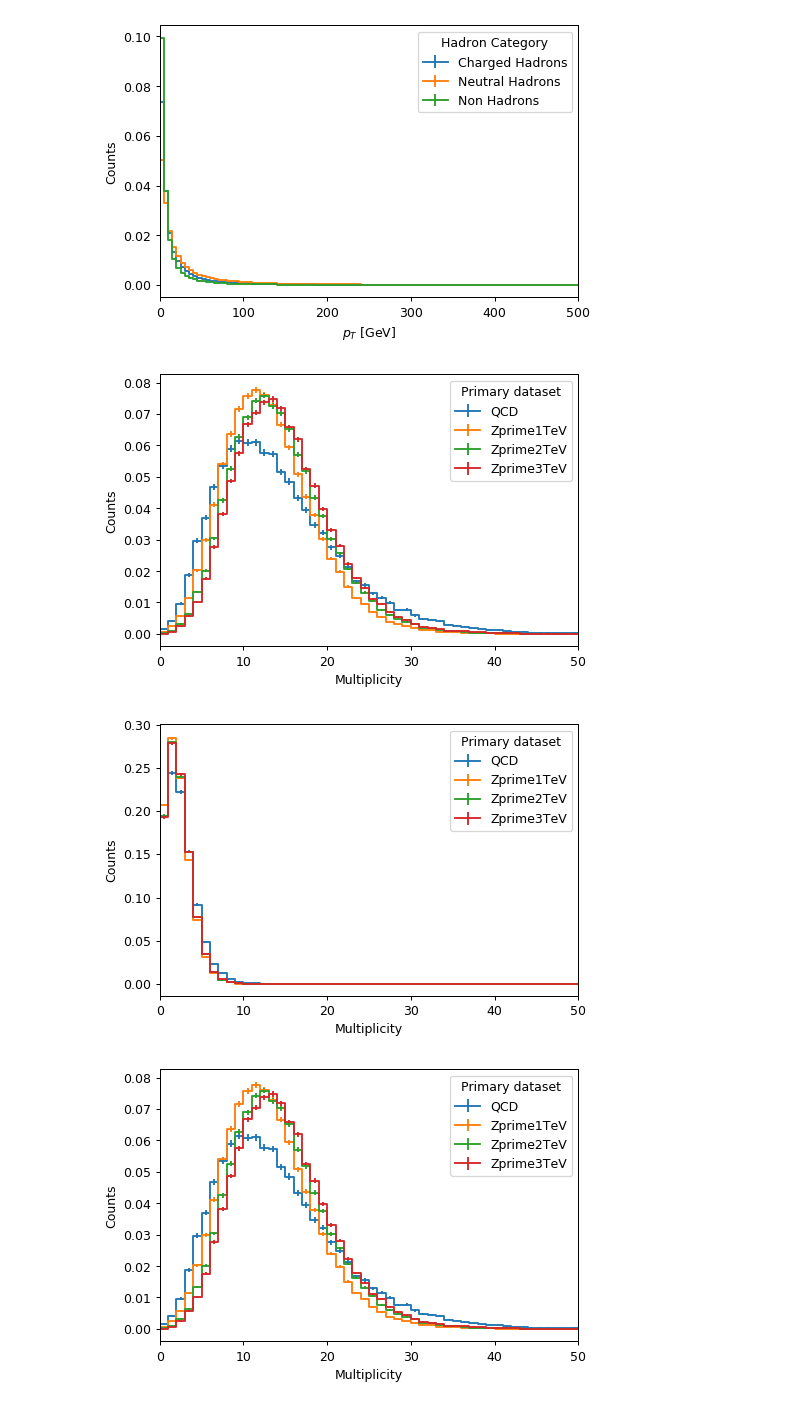
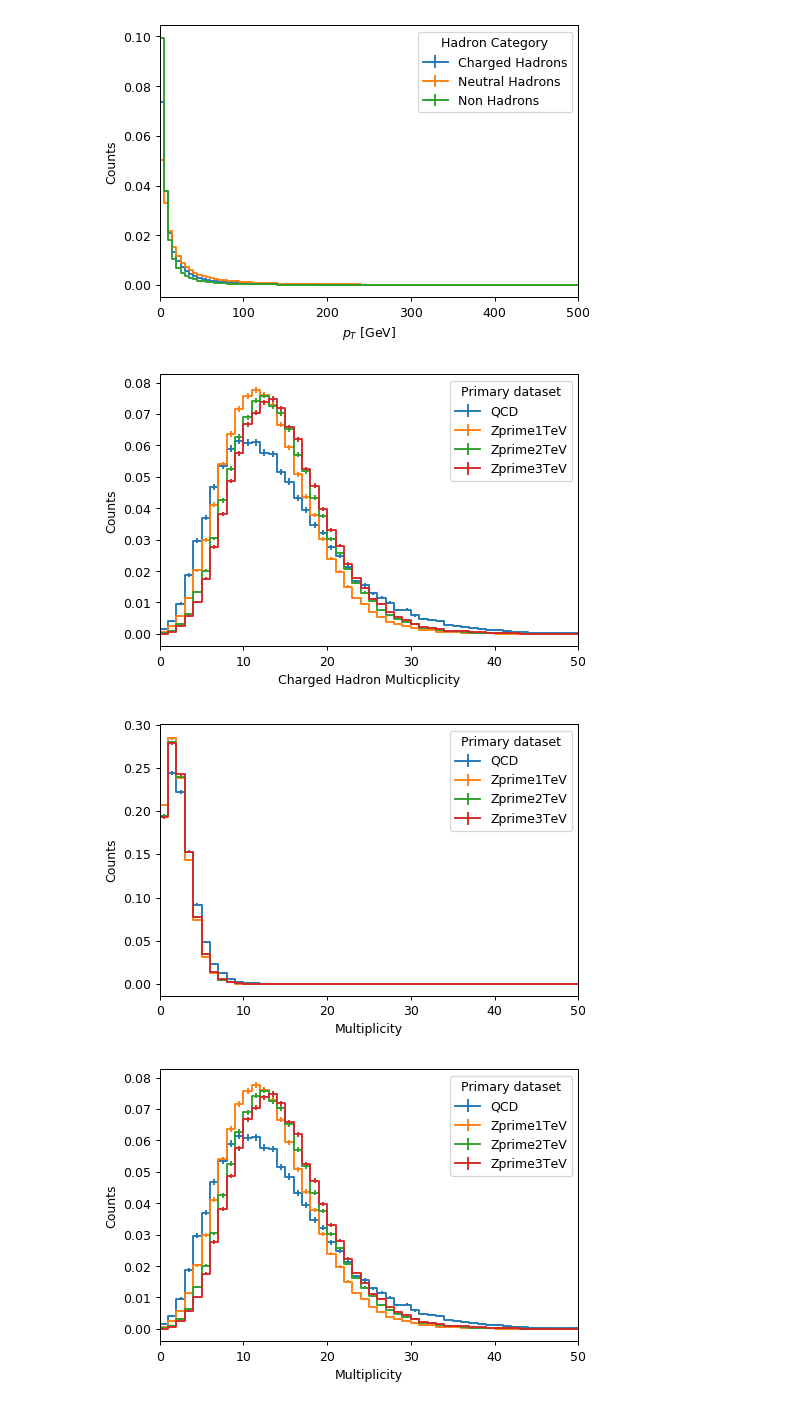
Before and after one commit to mdmorris/XAICoffea, a Jupyter notebook: ShowJets.ipynb, the cells around one changed output. Drawn from its saved outputs; the diff is of its cells as text; code cells hidden in the pictures.

```diff
--- a/ShowJets.ipynb
+++ b/ShowJets.ipynb
@@ -587,25 +597,27 @@ fig.show()
 fig.savefig("chPt_plot.png")
 # %% [output]
 [figure]
+# %%
+fig, ax = hist.plotgrid(output['hmult'].integrate("hadron","Charged Hadrons"), overlay="dataset", stack=False, density=True
+                                 )
+for iax in ax.flatten():
+    iax.autoscale(axis='y')
+    iax.set_xlabel("Charged Hadron Multicplicity")
+
+fig.show()
+fig.savefig("chMult_plot.png")
+# %% [output]
+[figure, added]
 # %%
-fig, ax = hist.plotgrid(output['hmult'].integrate("hadron","Charged Hadrons"), overlay="dataset", stack=False, density=True
+fig, ax = hist.plotgrid(output['hmult'].integrate("hadron","Neutral Hadrons"), overlay="dataset", stack=False, density=True
                                  )
 for iax in ax.flatten():
     iax.autoscale(axis='y')
 
 fig.show()
-fig.savefig("chMult_plot.png")
+fig.savefig("neutMult_plot.png")
 # %% [output]
-[figure, old version]
+[figure, new version]
-# %%
-fig, ax = hist.plotgrid(output['hmult'].integrate("hadron","Neutral Hadrons"), overlay="dataset", stack=False, density=True
-                                 )
-for iax in ax.flatten():
-    iax.autoscale(axis='y')
-
-fig.show()
-# %% [output]
-[figure, removed]
 # %%
 fig, ax = hist.plotgrid(output['hmult'].integrate("hadron","Charged Hadrons"), overlay="dataset", stack=False, density=True
                                  )
```
Also changed, not shown: parts of 7 cells of this notebook.
